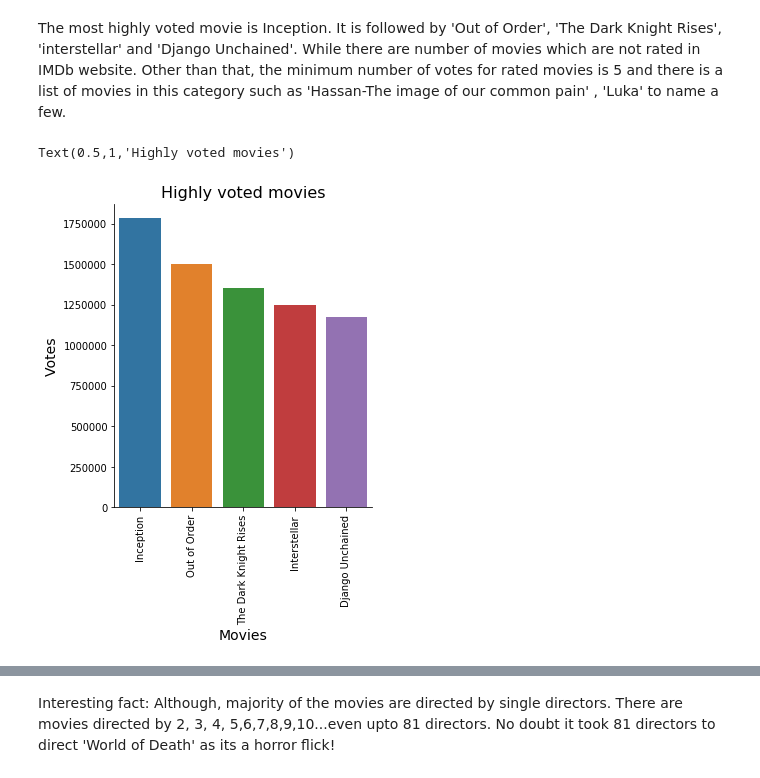
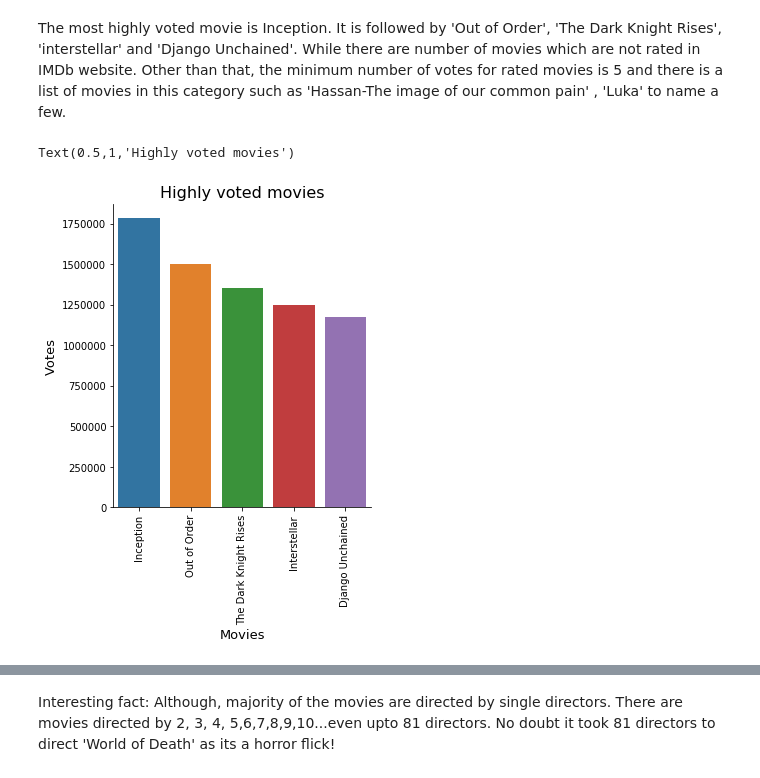
Before and after one commit to bbhatt001/Movies-Analysis, a Jupyter notebook: Last 10 years of Cinema.ipynb, the cells around one changed output, grey strips where cells are left out. Saved outputs shown, nothing was run; the diff lists cells and outputs as text; code cells hidden in the pictures.

```diff
--- a/Last 10 years of Cinema.ipynb
+++ b/Last 10 years of Cinema.ipynb
@@ -561,14 +583,14 @@ The most highly voted movie is Inception. It is followed by 'Out of Order', 'The
 # %%
 g=movies[movies['vote']!= 0]
 h=g.sort_values('vote',ascending=False).head(5)
 sns.catplot(x='movie', y='vote', data=h, kind='bar')
 plt.xticks(rotation=90)
-plt.xlabel('Movies',fontsize=14)
-plt.ylabel('Votes',fontsize=14)
+plt.xlabel('Movies',fontsize=13)
+plt.ylabel('Votes',fontsize=13)
 plt.title('Highly voted movies',fontsize=16)
 # %% [output]
 Text(0.5,1,'Highly voted movies')
-[figure, old version]
+[figure, new version]
 # %%
 i=movies[movies['directors']!='Unknown']
 # %%
```
Also changed, not shown: parts of 13 cells of this notebook.
